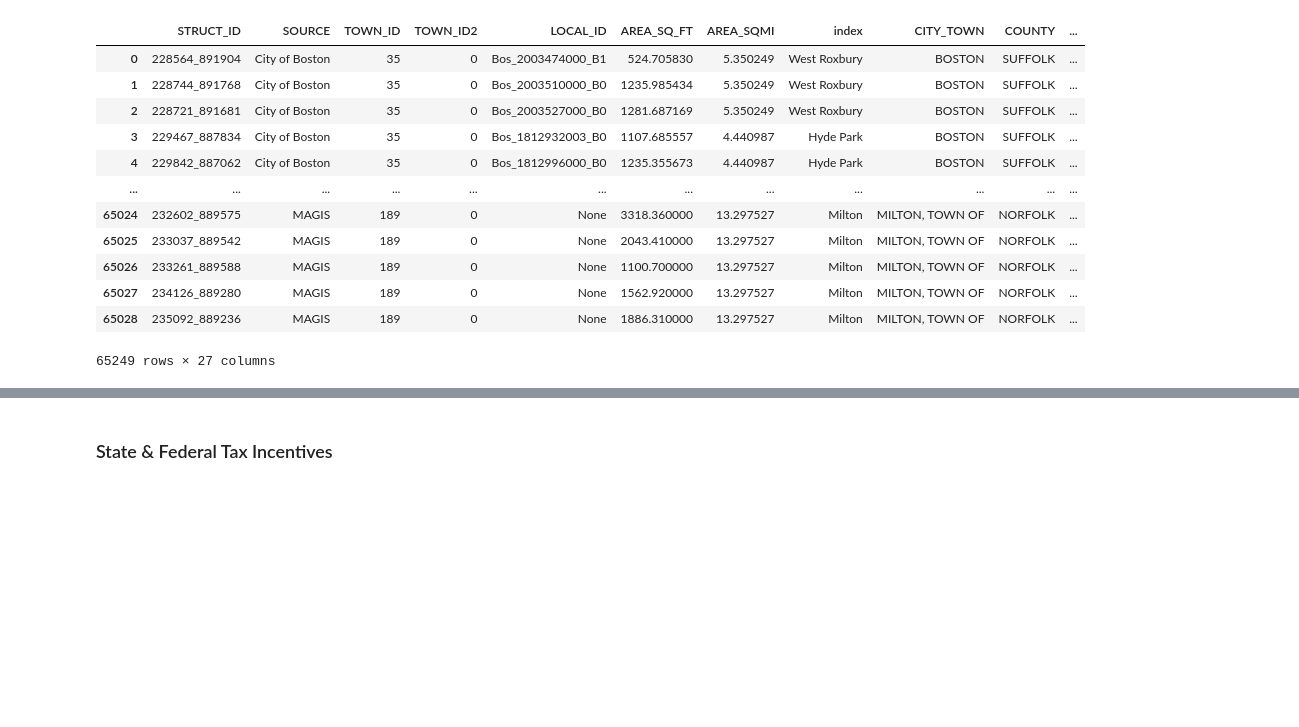
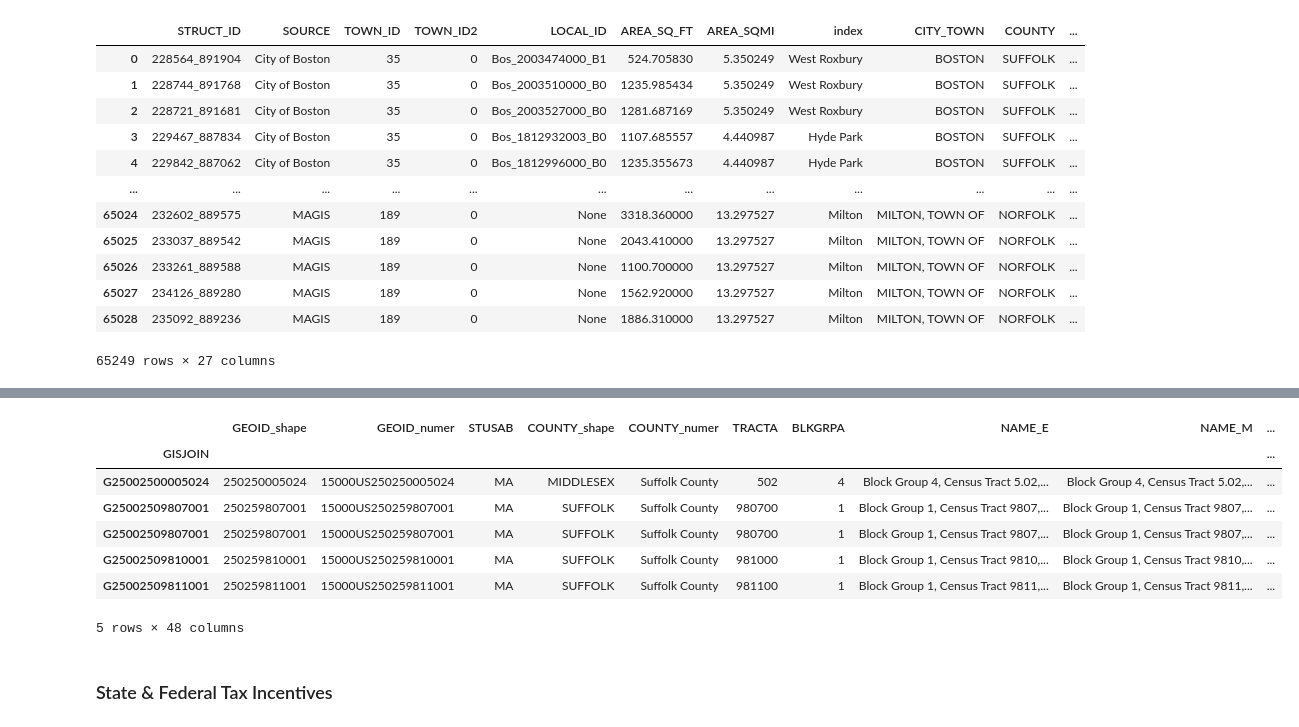
Before and after one commit to ghostpress/ma-solar, a Jupyter notebook: code/initViz.ipynb, the cells around one changed output, grey strips where cells are left out. Saved outputs shown, nothing was run; the diff lists cells and outputs as text; code cells hidden in the pictures; blank space fills up the shorter version.

```diff
--- a/code/initViz.ipynb
+++ b/code/initViz.ipynb
@@ -1188,3 +1322,16 @@ joinRoofsBlocks
+# %%
+# Why are there income estimates of 0 in here?
+
+isolBlocks[isolBlocks['wAvgIncome_lower'].eq(0.0)]
+# %% [output]
+|  | GEOID_shape | GEOID_numer | STUSAB | COUNTY_shape | COUNTY_numer | TRACTA | BLKGRPA | NAME_E | NAME_M | ... |
+| GISJOIN |  |  |  |  |  |  |  |  |  | ... |
+| G25002500005024 | 250250005024 | 15000US250250005024 | MA | MIDDLESEX | Suffolk County | 502 | 4 | Block Group 4, Census Tract 5.02,... | Block Group 4, Census Tract 5.02,... | ... |
+| G25002509807001 | 250259807001 | 15000US250259807001 | MA | SUFFOLK | Suffolk County | 980700 | 1 | Block Group 1, Census Tract 9807,... | Block Group 1, Census Tract 9807,... | ... |
+| G25002509807001 | 250259807001 | 15000US250259807001 | MA | SUFFOLK | Suffolk County | 980700 | 1 | Block Group 1, Census Tract 9807,... | Block Group 1, Census Tract 9807,... | ... |
+| G25002509810001 | 250259810001 | 15000US250259810001 | MA | SUFFOLK | Suffolk County | 981000 | 1 | Block Group 1, Census Tract 9810,... | Block Group 1, Census Tract 9810,... | ... |
+| G25002509811001 | 250259811001 | 15000US250259811001 | MA | SUFFOLK | Suffolk County | 981100 | 1 | Block Group 1, Census Tract 9811,... | Block Group 1, Census Tract 9811,... | ... |
+5 rows × 48 columns
 # %% [markdown]
 ### State & Federal Tax Incentives
 # %% [markdown]
```
Also changed, not shown: parts of 15 cells of this notebook.
